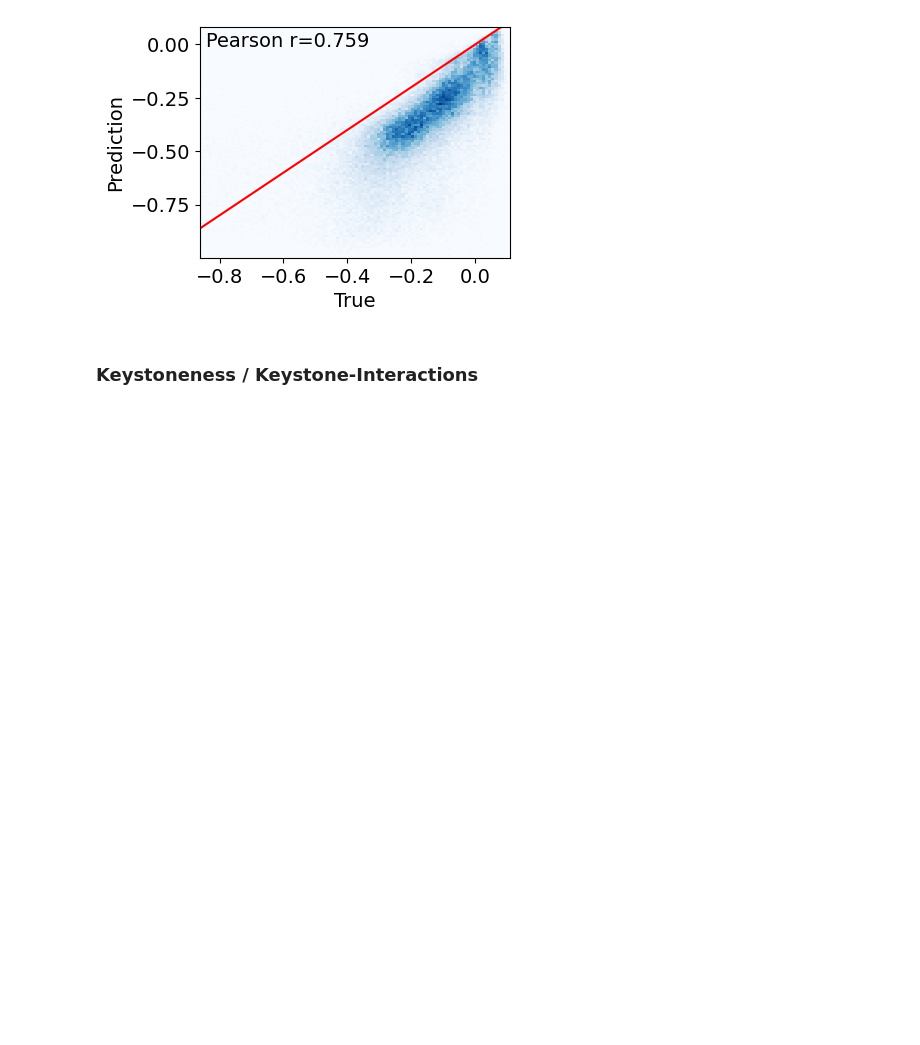
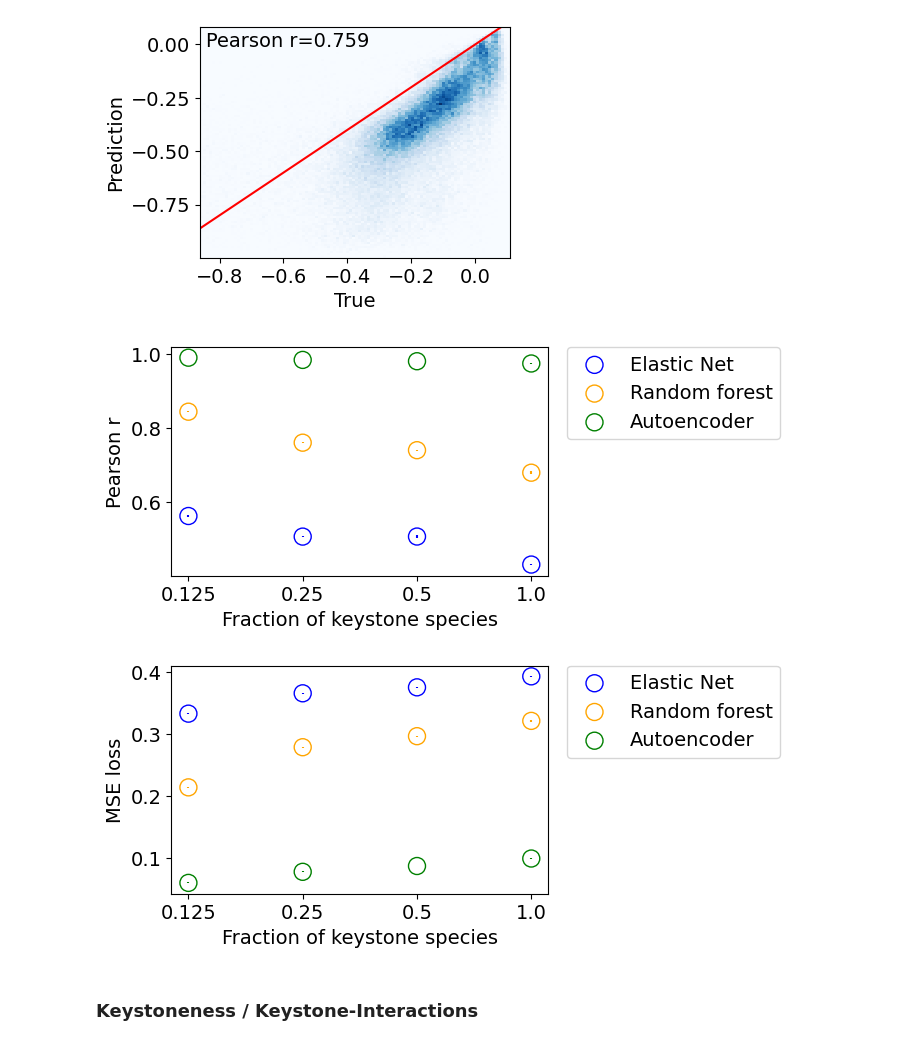
Before and after one commit to Zireae1/micro_vae, a Jupyter notebook: cell_gut_dataset_related/notebooks/synthetic_data_v4_eval.ipynb, the cells around one changed output. Saved outputs shown, nothing was run; the diff lists cells and outputs as text; code cells hidden in the pictures; blank space fills up the shorter version.

```diff
--- a/cell_gut_dataset_related/notebooks/synthetic_data_v4_eval.ipynb
+++ b/cell_gut_dataset_related/notebooks/synthetic_data_v4_eval.ipynb
@@ -255,3 +334,27 @@ plt.show()
+# %%
+def plot_performance(en, rf, ae, performance_name):
+    plt.figure(figsize=(7, 3))
+    plt.scatter(np.arange(0, len(en)), [np.mean(i) for i in en], s=150, facecolors="None", edgecolor='b', label="Elastic Net")
+    plt.errorbar(np.arange(0, len(en)), [np.mean(i) for i in en], yerr=[np.std(i) for i in en], color='b', linestyle="None")
+
+    plt.scatter(np.arange(0, len(rf)), [np.mean(i) for i in rf], s=150, facecolors="None", edgecolor='orange', label="Random forest")
+    plt.errorbar(np.arange(0, len(rf)), [np.mean(i) for i in rf], yerr=[np.std(i) for i in rf], color='orange', linestyle="None")
+
+    plt.scatter(np.arange(0, len(ae)), [np.mean(i) for i in ae], s=150, facecolors="None", edgecolor='g', label = "Autoencoder")
+    plt.errorbar(np.arange(0, len(ae)), [np.mean(i) for i in ae], yerr=[np.std(i) for i in ae], color='g', linestyle="None")
+    plt.legend(bbox_to_anchor=(1.05, 1), loc='upper left', borderaxespad=0)
+    plt.tight_layout()
+    plt.xticks(range(4), [np.round(i/24, 3) for i in [3, 6, 12, 24]])
+    plt.xlabel("Fraction of keystone species")
+    plt.ylabel(performance_name)
+
+plot_performance(en_rs, rf_rs, ae_rs, "Pearson r")
+plt.savefig(f"../figures/compare_methods_pearsonr.pdf", bbox_inches="tight")
+plot_performance(en_mses, rf_mses, ae_mses, "MSE loss")
+plt.savefig(f"../figures/compare_methods_mse.pdf", bbox_inches="tight")
+# %% [output]
+[figure, added]
+[figure, added]
 # %% [markdown]
 ### Keystoneness / Keystone-Interactions
 # %% [markdown]
```
Also changed, not shown: parts of 17 cells of this notebook, 1 other file.
